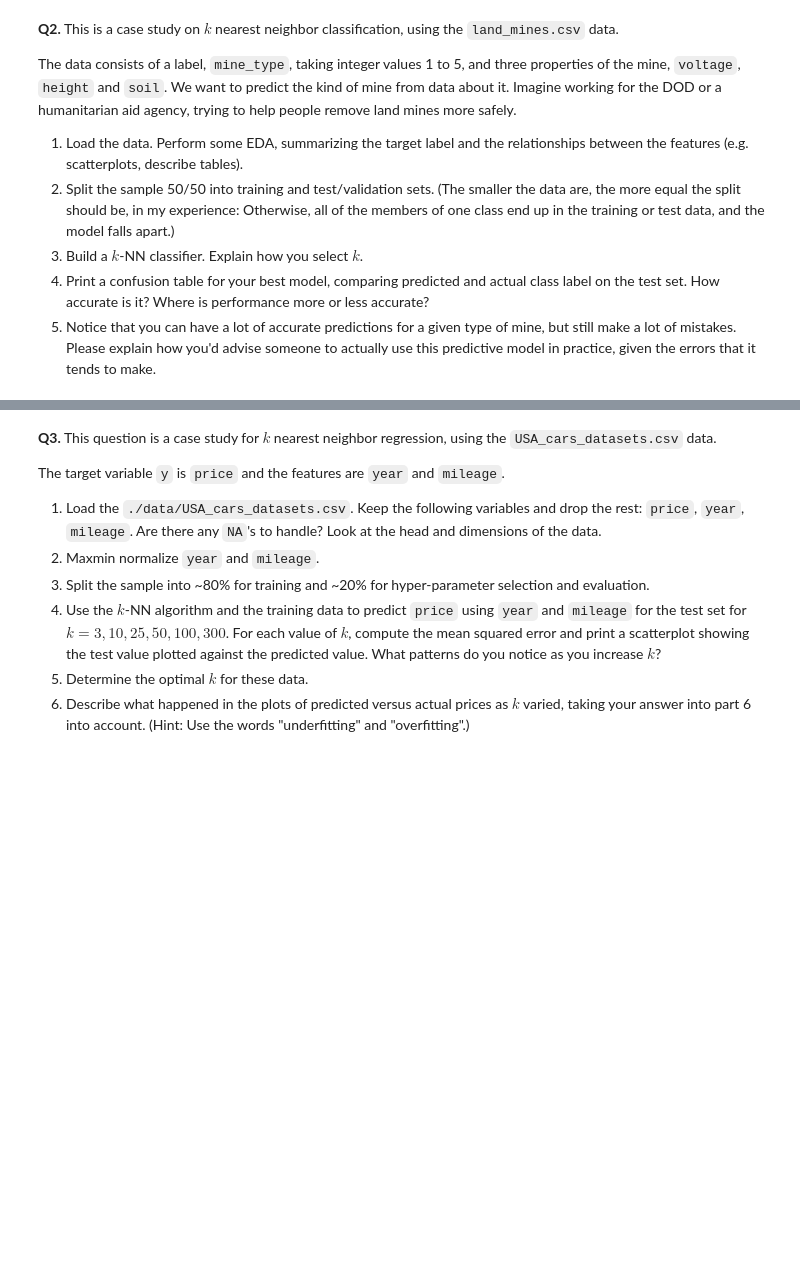
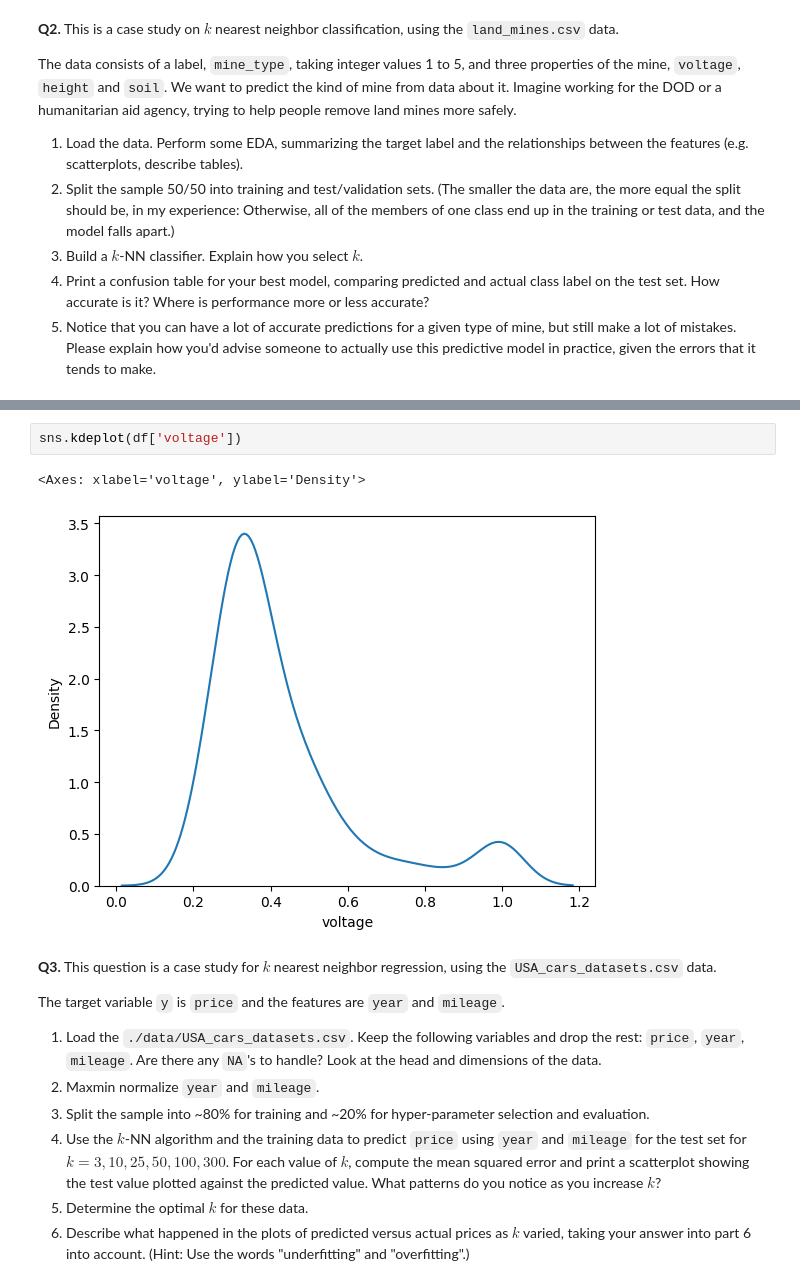
Before and after one commit to Elizabethav03/My_undergrad_ml_assignments, a Jupyter notebook: 02_assignment_knn.ipynb, the cells around one changed output, grey strips where cells are left out. Cells and saved outputs as stored; diff of their text form; blank space fills up the shorter version.

```diff
--- a/02_assignment_knn.ipynb
+++ b/02_assignment_knn.ipynb
@@ -33,3 +69,8 @@ The data consists of a label, `mine_type`, taking integer values 1 to 5, and thr
+# %%
+sns.kdeplot(df['voltage'])
+# %% [output]
+<Axes: xlabel='voltage', ylabel='Density'>
+[figure, added]
 # %% [markdown]
 **Q3.** This question is a case study for $k$ nearest neighbor regression, using the `USA_cars_datasets.csv` data.
 
```
Also changed, not shown: parts of 4 cells of this notebook.
